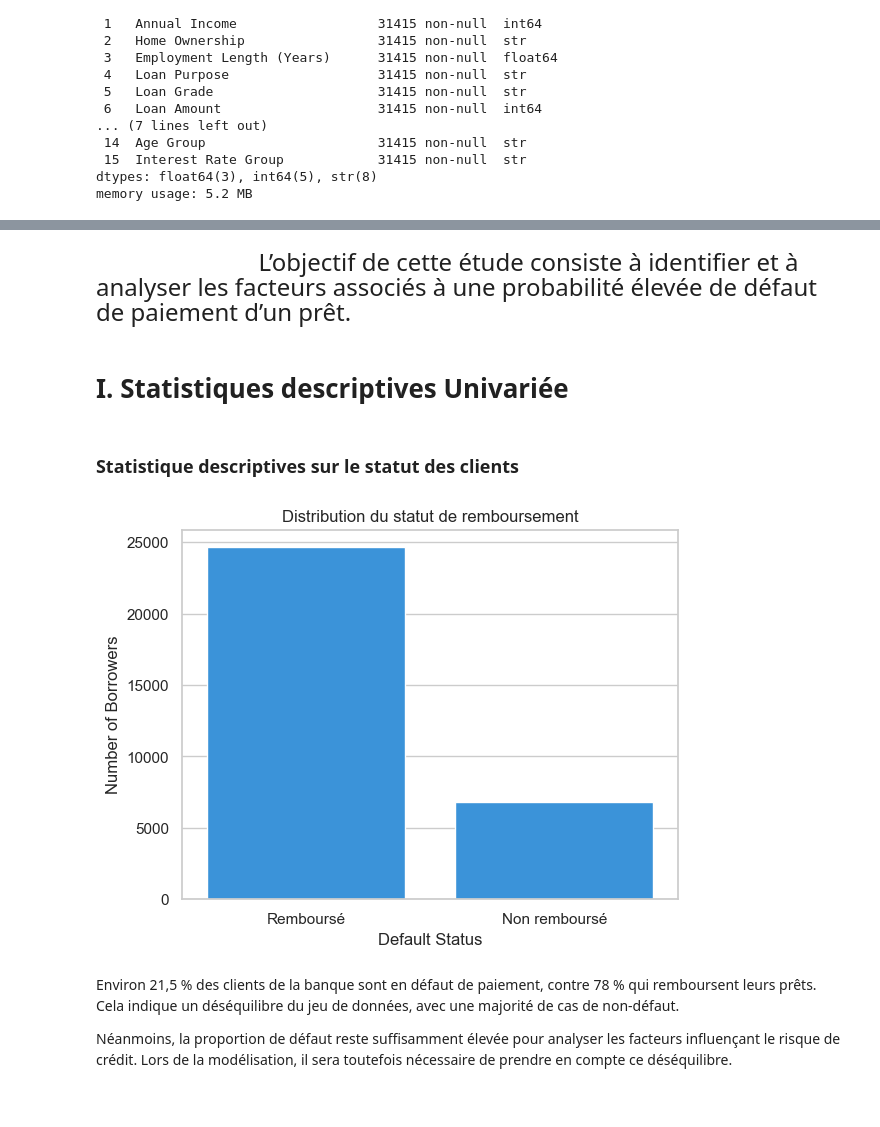
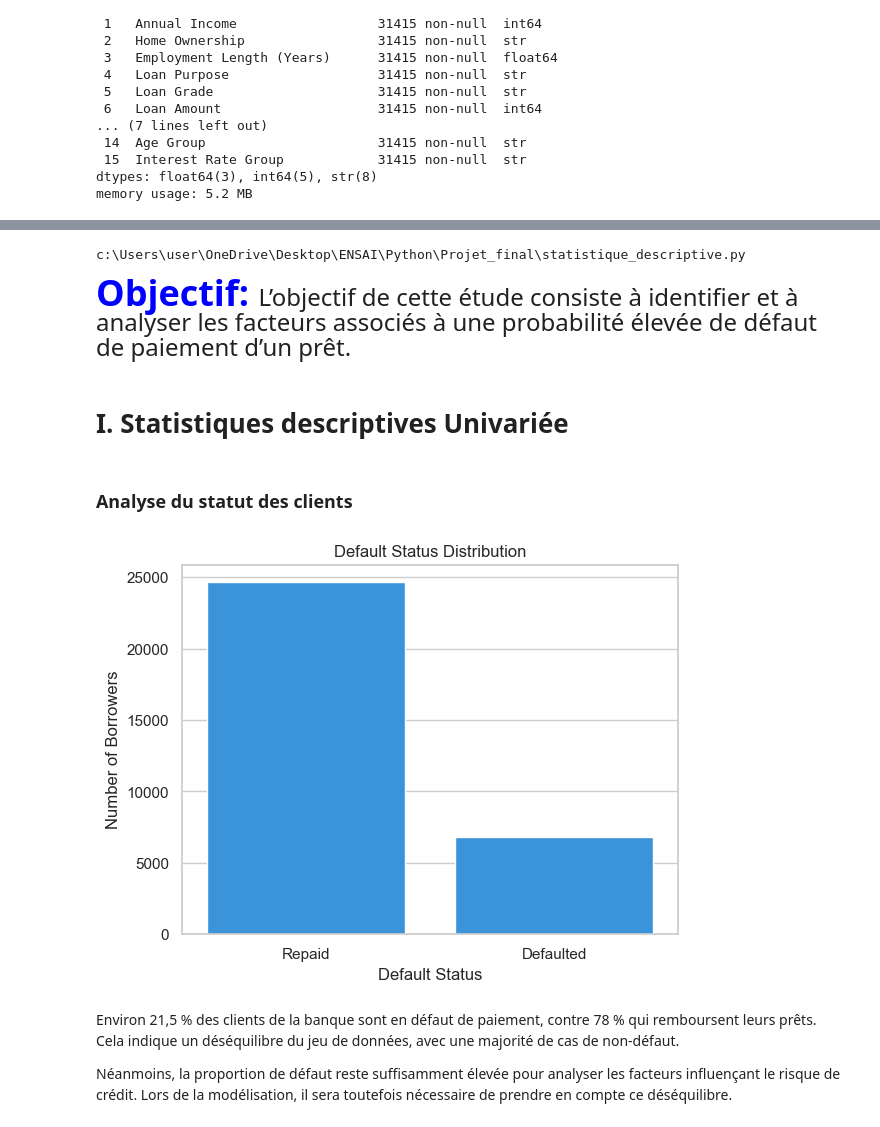
Before and after one commit to YATABARE-Cheikna-Amala/Projet-Final-Python_Pour_la_Data_Science, a Jupyter notebook: Projet_python_pour_la_data_science.ipynb, the cells around one changed output, grey strips where cells are left out. Saved outputs shown, nothing was run; the diff lists cells and outputs as text; code cells hidden in the pictures.

```diff
--- a/Projet_python_pour_la_data_science.ipynb
+++ b/Projet_python_pour_la_data_science.ipynb
@@ -130,10 +130,14 @@ summary
 | Loan % of Income | 31,415.00 | 0.17 | 0.11 | 0.00 | 0.09 | 0.15 | 0.23 | 0.83 | 0 | 1.07 |
 | Credit History Length (Years) | 31,415.00 | 5.82 | 4.06 | 2.00 | 3.00 | 4.00 | 8.00 | 30.00 | 0 | 1.66 |
 # %%
+import statistique_descriptive as sd
+print(sd.__file__)
 from statistique_descriptive import Statistique_Descriptives
 from statistique_descriptive import analyse_categorielle
+# %% [output]
+c:\Users\user\OneDrive\Desktop\ENSAI\Python\Projet_final\statistique_descriptive.py
 # %% [markdown]
-<span style="color:white; font-size:36px; font-weight:bold;">
+<span style="color:blue; font-size:36px; font-weight:bold;">
 Objectif:
 </span>
 
@@ -143,16 +147,17 @@ L’objectif de cette étude consiste à identifier et à analyser les facteurs
 # %% [markdown]
 # I. Statistiques descriptives Univariée
 # %% [markdown]
-### Statistique descriptives sur le statut des clients
+### Analyse du statut des clients
 # %%
 # This plot visualizes the distribution of the target variable (Default Status).
 sns.countplot(x='Default Status', data=data, color='#2196F3')
-plt.title('Distribution du statut de remboursement')
-plt.xticks([0, 1], ['Remboursé', 'Non remboursé'])
+plt.title('Default Status Distribution')
+plt.xticks([0, 1], ['Repaid', 'Defaulted'])
 plt.ylabel('Number of Borrowers')
+plt.savefig("default_status_distribution.png", bbox_inches='tight', dpi=300)
 plt.show()
 # %% [output]
-[figure, old version]
+[figure, new version]
 # %% [markdown]
 Environ 21,5 % des clients de la banque sont en défaut de paiement, contre 78 % qui remboursent leurs prêts. Cela indique un déséquilibre du jeu de données, avec une majorité de cas de non-défaut.
 
```
Also changed, not shown: parts of 59 cells of this notebook.
